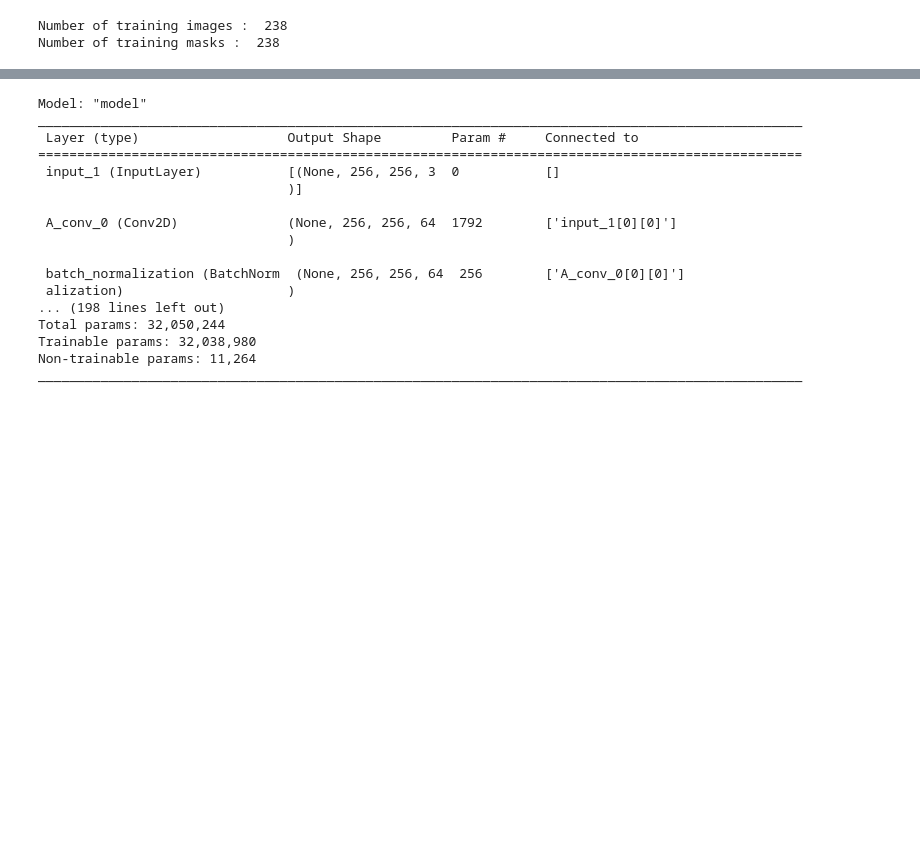
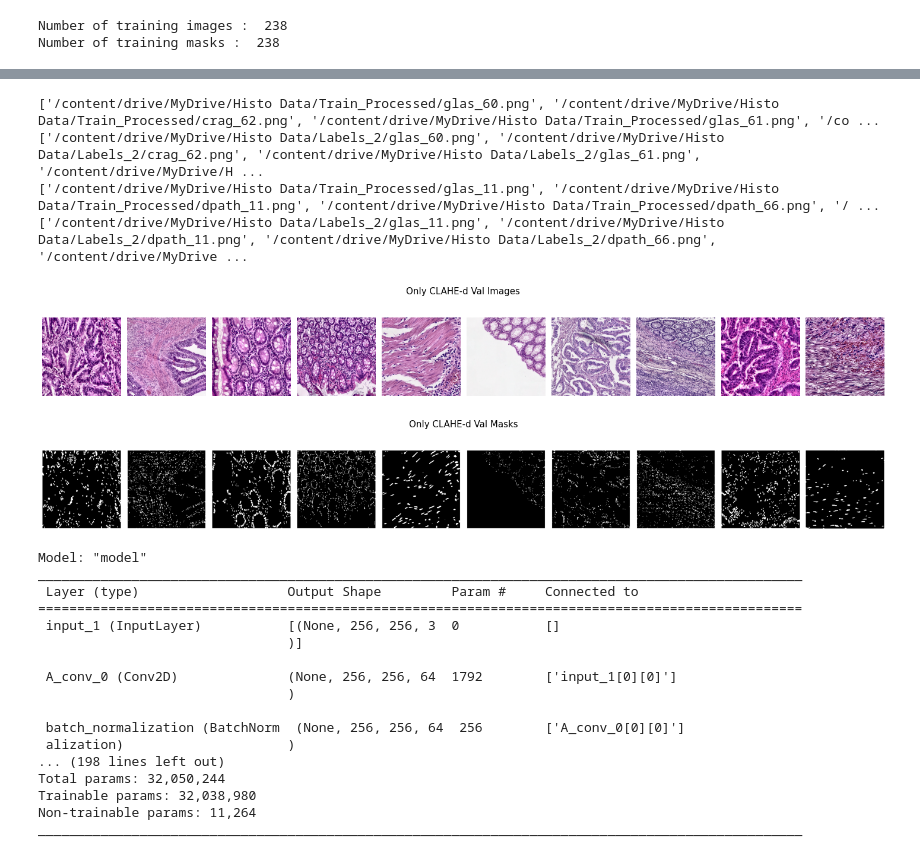
Before and after one commit to Hassan-293/Cancerous-Cells-Segmentation, a Jupyter notebook: Train_Model.ipynb, the cells around one changed output, grey strips where cells are left out. Drawn from its saved outputs; the diff is of its cells as text; code cells hidden in the pictures; blank space fills up the shorter version.

```diff
--- a/Train_Model.ipynb
+++ b/Train_Model.ipynb
@@ -217,7 +212,6 @@ class Train_Generator(Sequence):
 
       return batch_x/255.0, batch_y/1.0
 # %%
-
 class Val_Generator(Sequence):
 
   def __init__(self, x_set, y_set, batch_size=10, img_dim=(256,256), augmentation=False):
@@ -246,10 +240,10 @@ class Val_Generator(Sequence):
       print(batch_x)
       print(batch_y)
 
-      batch_x = np.array([cv2.resize(cv2.cvtColor(cv2.imread(file_name, -1), cv2.COLOR_BGR2RGB), (512, 512)) for file_name in batch_x])
-      batch_y = np.array([cv2.resize(cv2.cvtColor(cv2.imread(file_name, -1), cv2.COLOR_BGR2RGB), (512, 512)) for file_name in batch_y])
-      batch_x = np.array([read_image(file_name, self.img_dim) for file_name in batch_x])
-      batch_y = np.array([read_mask(file_name, self.img_dim) for file_name in batch_y])
+      #batch_x = np.array([cv2.resize(cv2.cvtColor(cv2.imread(file_name, -1), cv2.COLOR_BGR2RGB), (512, 512)) for file_name in batch_x])
+      #batch_y = np.array([cv2.resize(cv2.cvtColor(cv2.imread(file_name, -1), cv2.COLOR_BGR2RGB), (512, 512)) for file_name in batch_y])
+      batch_x = np.array([read_image(file_name) for file_name in batch_x])
+      batch_y = np.array([read_mask(file_name) for file_name in batch_y])
 
       if self.augmentation is True:
         aug = [self.aug(image=i, mask=j) for i, j in zip(batch_x, batch_y)]
@@ -350,5 +346,34 @@ plt.show()
 # %%
 valid_generator_aug= Val_Generator(valid_image_files, valid_mask_files,augmentation=True)
+# %%
+# Augmented val set
+for i, j in ds_valid:
+    break
+
+fig, axes = plt.subplots(1, 10, figsize=(20,3))
+fig.suptitle('Only CLAHE-d Val Images', fontsize=15)
+axes = axes.flatten()
+for img, ax in zip(i[:10], axes[:10]):
+    ax.imshow(img)
+    ax.axis('off')
+plt.tight_layout()
+plt.show()
+
+fig, axes = plt.subplots(1, 10, figsize=(20,3))
+fig.suptitle('Only CLAHE-d Val Masks', fontsize=15)
+axes = axes.flatten()
+for img, ax in zip(j[:10], axes[:10]):
+    ax.imshow(np.squeeze(img, -1), cmap='gray')
+    ax.axis('off')
+plt.tight_layout()
+plt.show()
+# %% [output]
+['/content/drive/MyDrive/Histo Data/Train_Processed/glas_60.png', '/content/drive/MyDrive/Histo Data/Train_Processed/crag_62.png', '/content/drive/MyDrive/Histo Data/Train_Processed/glas_61.png', '/co ...
+['/content/drive/MyDrive/Histo Data/Labels_2/glas_60.png', '/content/drive/MyDrive/Histo Data/Labels_2/crag_62.png', '/content/drive/MyDrive/Histo Data/Labels_2/glas_61.png', '/content/drive/MyDrive/H ...
+['/content/drive/MyDrive/Histo Data/Train_Processed/glas_11.png', '/content/drive/MyDrive/Histo Data/Train_Processed/dpath_11.png', '/content/drive/MyDrive/Histo Data/Train_Processed/dpath_66.png', '/ ...
+['/content/drive/MyDrive/Histo Data/Labels_2/glas_11.png', '/content/drive/MyDrive/Histo Data/Labels_2/dpath_11.png', '/content/drive/MyDrive/Histo Data/Labels_2/dpath_66.png', '/content/drive/MyDrive ...
+[figure, added]
+[figure, added]
 # %%
 def dice_loss(y_true, y_pred):
     smooth = 1.
```
Also changed, not shown: parts of 17 cells of this notebook.
